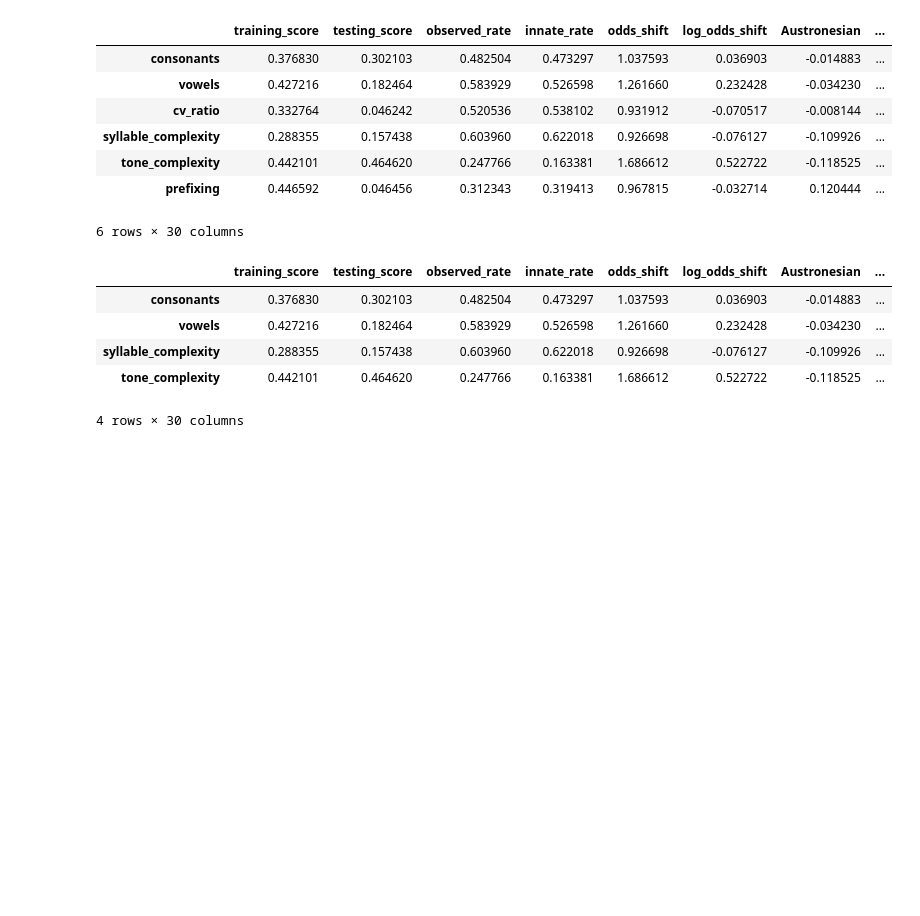
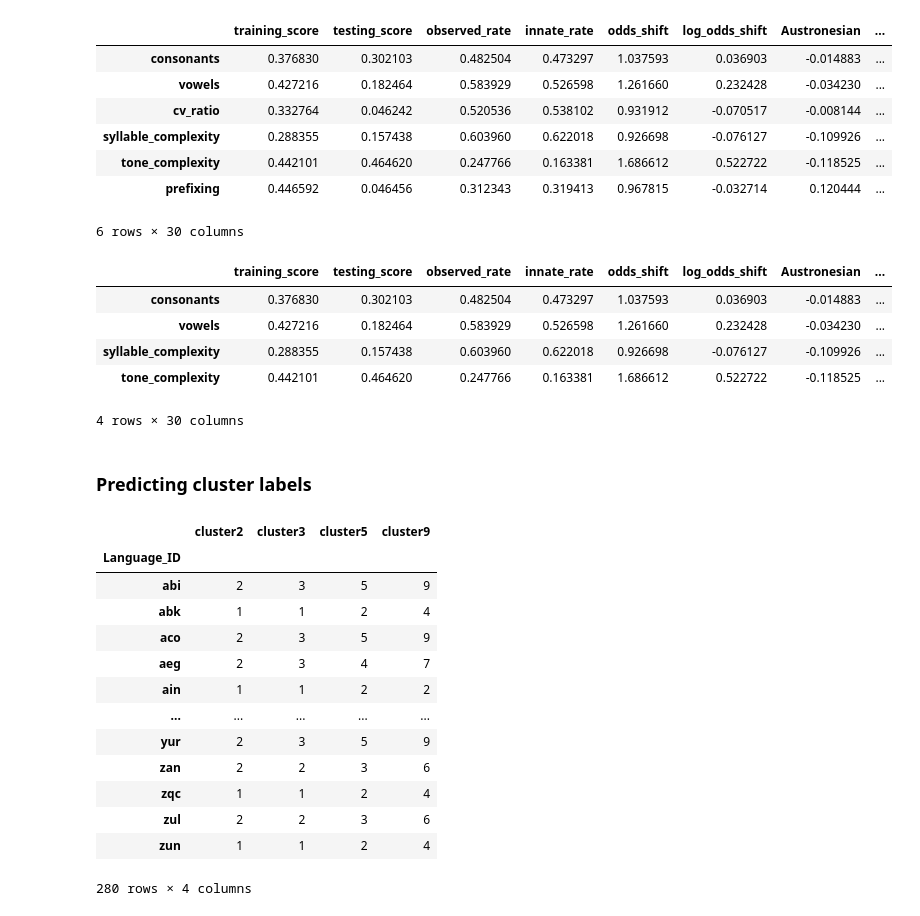
Before and after one commit to def-gthill/sils, a Jupyter notebook: origins.ipynb, the cells around one changed output. Drawn from its saved outputs; the diff is of its cells as text; code cells hidden in the pictures; blank space fills up the shorter version.

```diff
--- a/origins.ipynb
+++ b/origins.ipynb
@@ -435,3 +437,26 @@ ord_results_significant
 | syllable_complexity | 0.288355 | 0.157438 | 0.603960 | 0.622018 | 0.926698 | -0.076127 | -0.109926 | ... |
 | tone_complexity | 0.442101 | 0.464620 | 0.247766 | 0.163381 | 1.686612 | 0.522722 | -0.118525 | ... |
 4 rows × 30 columns
+# %% [markdown]
+### Predicting cluster labels
+# %%
+cluster_df = pd.DataFrame(index=origins_df.index)
+for clusters in ['cluster2', 'cluster3', 'cluster5', 'cluster9']:
+    cluster_df = cluster_df.join(pd.read_csv(f'{clusters}.csv', index_col=0))
+# %%
+cluster_df
+# %% [output]
+|  | cluster2 | cluster3 | cluster5 | cluster9 |
+| Language_ID |  |  |  |  |
+| abi | 2 | 3 | 5 | 9 |
+| abk | 1 | 1 | 2 | 4 |
+| aco | 2 | 3 | 5 | 9 |
+| aeg | 2 | 3 | 4 | 7 |
+| ain | 1 | 1 | 2 | 2 |
+| ... | ... | ... | ... | ... |
+| yur | 2 | 3 | 5 | 9 |
+| zan | 2 | 2 | 3 | 6 |
+| zqc | 1 | 1 | 2 | 4 |
+| zul | 2 | 2 | 3 | 6 |
+| zun | 1 | 1 | 2 | 4 |
+280 rows × 4 columns
```
Also changed, not shown: parts of 7 cells of this notebook, 1 other file.
